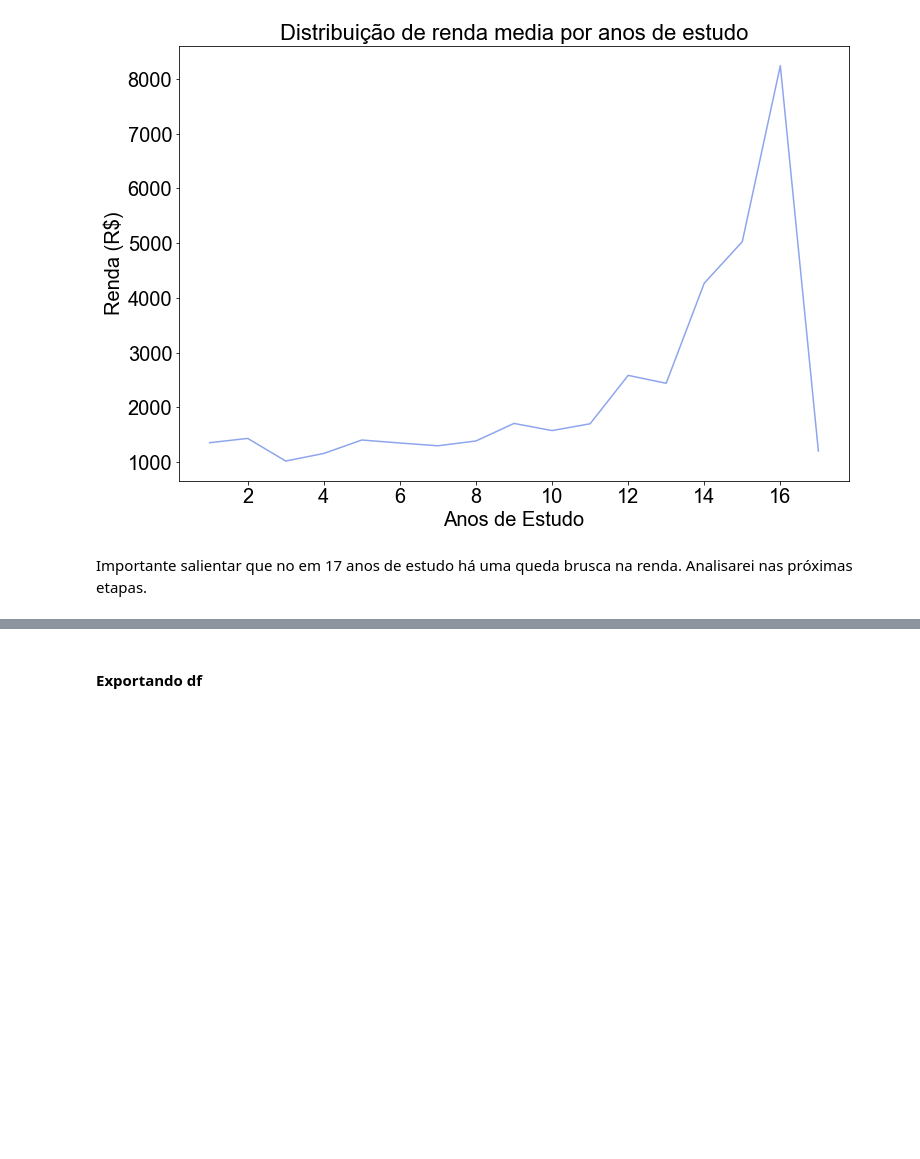
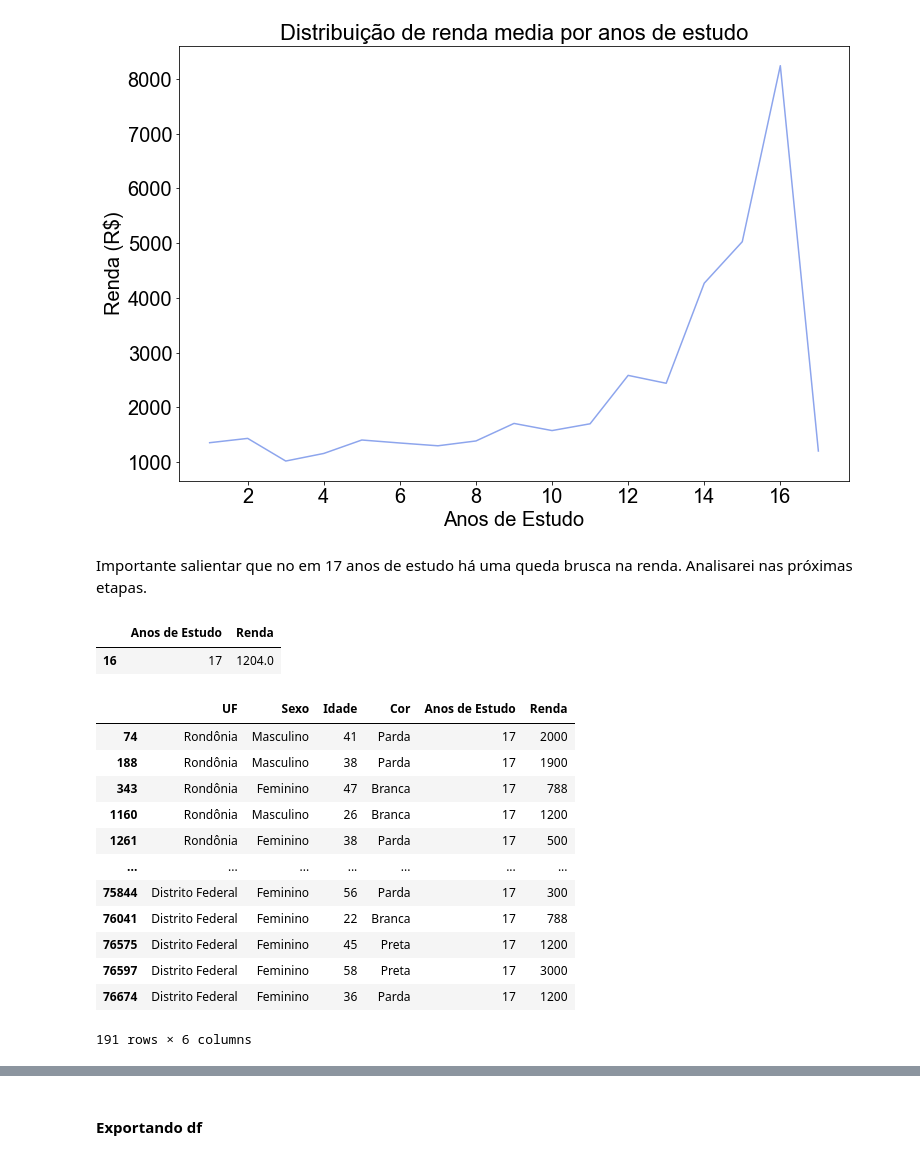
Before and after one commit to Marcus-Bernard0/Data-Science-projects, a Jupyter notebook: 1 - Projeto PNAD/Projeto.ipynb, the cells around one changed output, grey strips where cells are left out. Saved outputs shown, nothing was run; the diff lists cells and outputs as text; code cells hidden in the pictures; blank space fills up the shorter version.

```diff
--- a/1 - Projeto PNAD/Projeto.ipynb
+++ b/1 - Projeto PNAD/Projeto.ipynb
@@ -523,3 +530,25 @@ Text(0.5, 1.0, 'Distribuição de renda media por anos de estudo')
 # %% [markdown]
 Importante salientar que no em 17 anos de estudo há uma queda brusca na renda.
 Analisarei nas próximas etapas.
+# %%
+dfAnos[(dfAnos['Anos de Estudo'] == 17)]
+# %% [output]
+|  | Anos de Estudo | Renda |
+| 16 | 17 | 1204.0 |
+# %%
+dfYear = dados[(dados['Anos de Estudo'] == 17)]
+dfYear
+# %% [output]
+|  | UF | Sexo | Idade | Cor | Anos de Estudo | Renda |
+| 74 | Rondônia | Masculino | 41 | Parda | 17 | 2000 |
+| 188 | Rondônia | Masculino | 38 | Parda | 17 | 1900 |
+| 343 | Rondônia | Feminino | 47 | Branca | 17 | 788 |
+| 1160 | Rondônia | Masculino | 26 | Branca | 17 | 1200 |
+| 1261 | Rondônia | Feminino | 38 | Parda | 17 | 500 |
+| ... | ... | ... | ... | ... | ... | ... |
+| 75844 | Distrito Federal | Feminino | 56 | Parda | 17 | 300 |
+| 76041 | Distrito Federal | Feminino | 22 | Branca | 17 | 788 |
+| 76575 | Distrito Federal | Feminino | 45 | Preta | 17 | 1200 |
+| 76597 | Distrito Federal | Feminino | 58 | Preta | 17 | 3000 |
+| 76674 | Distrito Federal | Feminino | 36 | Parda | 17 | 1200 |
+191 rows × 6 columns
```
Also changed, not shown: parts of 8 cells of this notebook.
